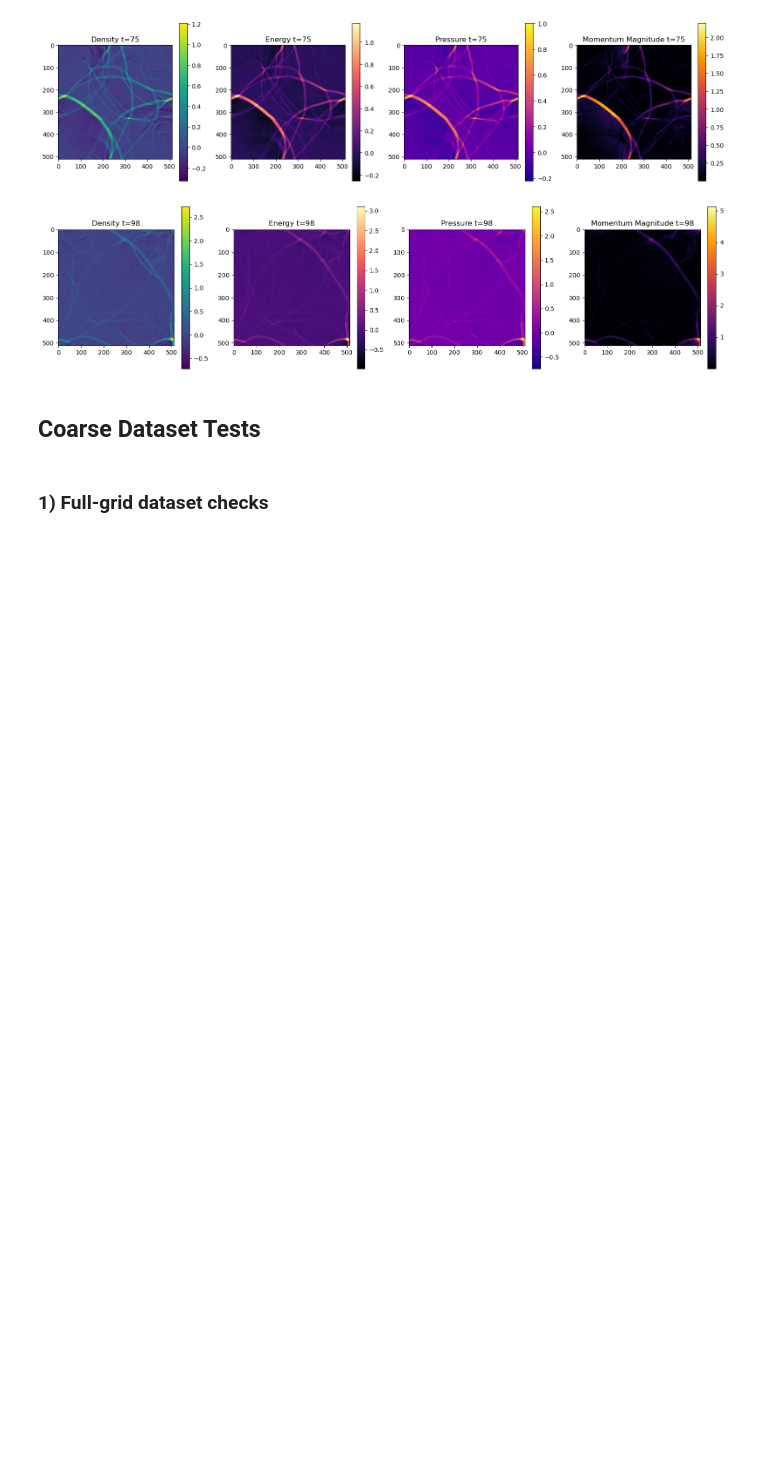
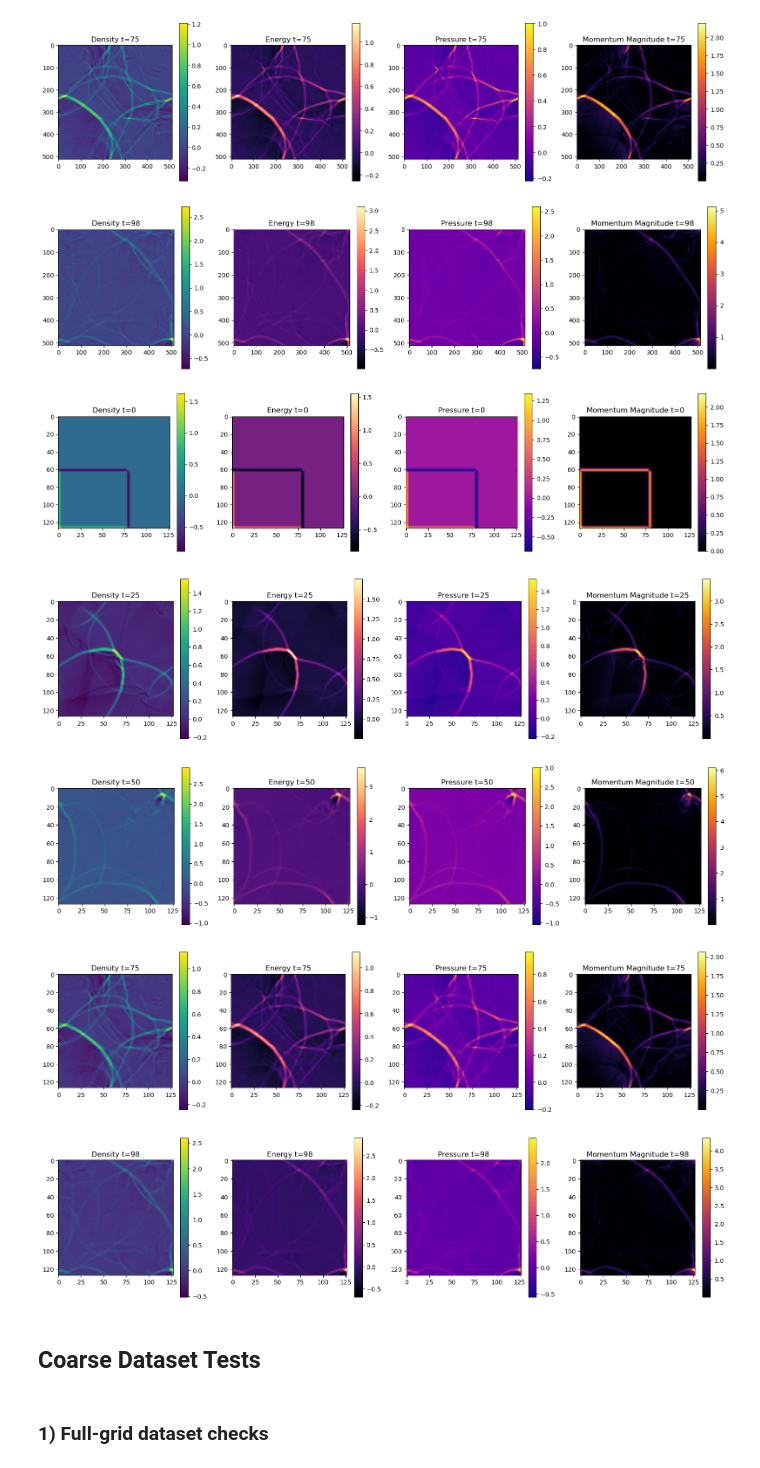
Before and after one commit to JackBosca/gnns-flow-surrogates, a Jupyter notebook: euler_the_well/dataset/dataset_tests.ipynb, the cells around one changed output. Saved outputs shown, nothing was run; the diff lists cells and outputs as text; code cells hidden in the pictures; blank space fills up the shorter version.

Commit message:
check tests for new dataset class to_centroids flag

```diff
--- a/euler_the_well/dataset/dataset_tests.ipynb
+++ b/euler_the_well/dataset/dataset_tests.ipynb
@@ -93,6 +93,52 @@ using full-grid samples (512x512), this is large (262144 nodes). Consider coarse
 [figure]
 [figure]
 [figure]
+# %%
+import matplotlib.pyplot as plt
+import numpy as np
+from euler_coarse import EulerPeriodicDataset
+
+h5_path_train = "/work/imos/datasets/euler_multi_quadrants_periodicBC/data/train/euler_multi_quadrants_periodicBC_gamma_1.22_C2H6_15.hdf5"
+stats_path = "/work/imos/datasets/euler_multi_quadrants_periodicBC/stats.yaml"
+
+# instantiate dataset
+ds = EulerPeriodicDataset(h5_path_train, stats_path=stats_path, time_window=2, target='delta', to_centroids=True, coarsen=(4,4))
+
+sim_idx = 0                   # choose the first simulation
+timesteps = [0, 25, 50, 75, 98]  # desired timesteps (0-based indexing)
+
+for t_idx in timesteps:
+    # compute flat index: idx = sim_idx * n_per_sim + t_idx
+    idx = sim_idx * ds.n_per_sim + t_idx
+    data = ds[idx]  # PyG Data object
+
+    # y_density, y_energy, y_pressure, y_momentum are all 1D flattened arrays
+    Hc, Wc = ds.Hc, ds.Wc
+    density  = data.y_density.reshape(Hc, Wc).cpu().numpy()
+    energy   = data.y_energy.reshape(Hc, Wc).cpu().numpy()
+    pressure = data.y_pressure.reshape(Hc, Wc).cpu().numpy()
+    momentum = data.y_momentum.reshape(Hc, Wc, 2).cpu().numpy()
+    speed = np.linalg.norm(momentum, axis=-1)
+
+    # plot 2x2 grid
+    fig, axes = plt.subplots(1, 4, figsize=(16,4))
+    im0 = axes[0].imshow(density, cmap="viridis"); axes[0].set_title(f"Density t={t_idx}")
+    im1 = axes[1].imshow(energy, cmap="magma"); axes[1].set_title(f"Energy t={t_idx}")
+    im2 = axes[2].imshow(pressure, cmap="plasma"); axes[2].set_title(f"Pressure t={t_idx}")
+    im3 = axes[3].imshow(speed, cmap="inferno"); axes[3].set_title(f"Momentum Magnitude t={t_idx}")
+
+    # add colorbars
+    for ax, im in zip(axes, [im0, im1, im2, im3]):
+        fig.colorbar(im, ax=ax)
+
+    plt.tight_layout()
+    plt.show()
+# %% [output]
+[figure, added]
+[figure, added]
+[figure, added]
+[figure, added]
+[figure, added]
 # %% [markdown]
 ## Coarse Dataset Tests
 # %%
```
Also changed, not shown: parts of 4 cells of this notebook.
